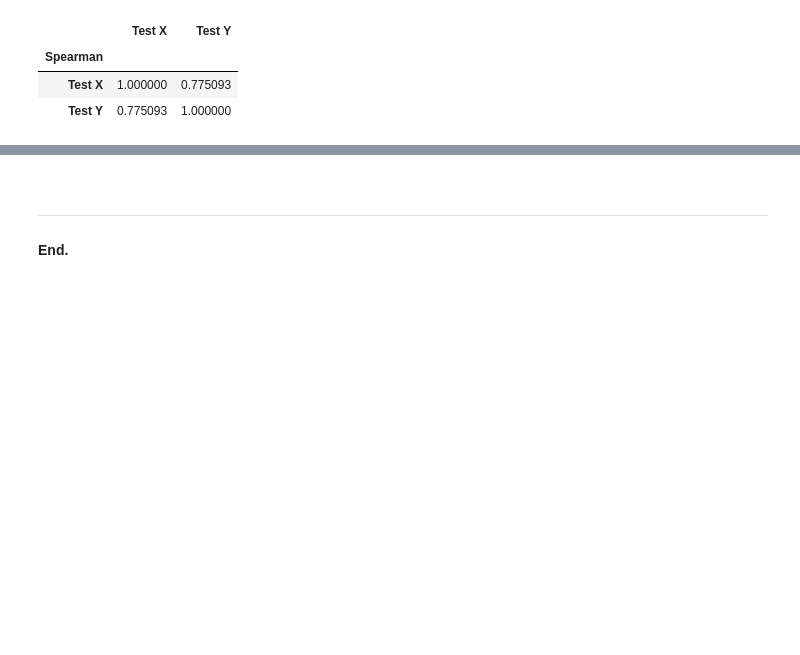
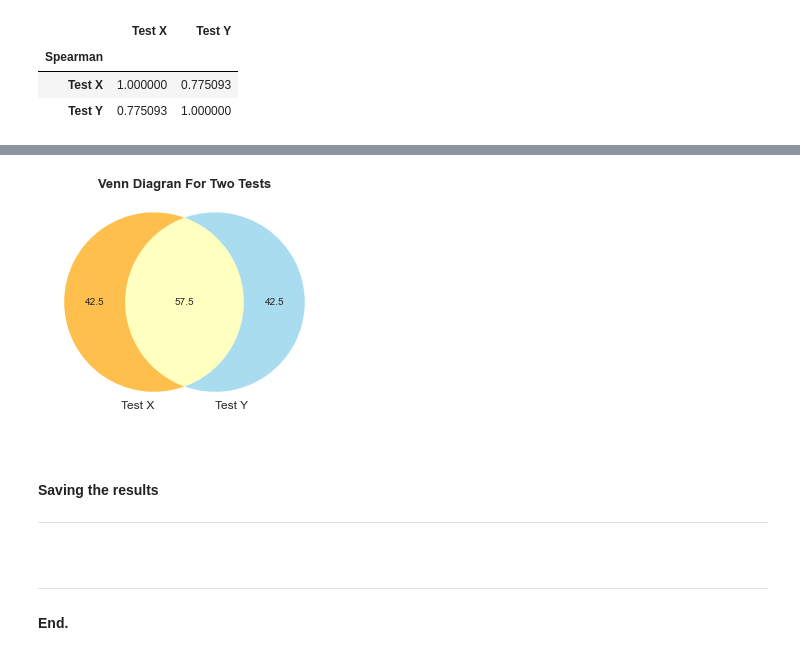
Before and after one commit to olgarozhdestvina/Data-Science-and-Machine-Learning, a Jupyter notebook: Data analytics/Language tests/Two test correlation.ipynb, the cells around one changed output, grey strips where cells are left out. Cells and saved outputs as stored; diff of their text form; code cells hidden in the pictures; blank space fills up the shorter version.

```diff
--- a/Data analytics/Language tests/Two test correlation.ipynb
+++ b/Data analytics/Language tests/Two test correlation.ipynb
@@ -153,2 +185,18 @@ spearman
+# %%
+# define overlap and uniqueness
+overlap = np.around(r2.values[0][0]*100, 1)
+unique = np.around(100 - overlap, 1)
+
+# plot venn diagram
+venn2(subsets = (unique, unique, overlap), set_labels = ('Test X', 'Test Y'), set_colors=('orange', 'skyblue'), alpha = 0.7)
+plt.title('Venn Diagran For Two Tests', fontweight='bold', fontsize=13)
+plt.savefig('Data/Venn Diagran For Two Tests.png', bbox_inches='tight');
+# %% [output]
+[figure, added]
+# %% [markdown]
+<br>
+
+#### Saving the results
+___
 # %%
 # write and save 5 dataframes to the excel file
```
Also changed, not shown: parts of 10 cells of this notebook, 7 other files.
